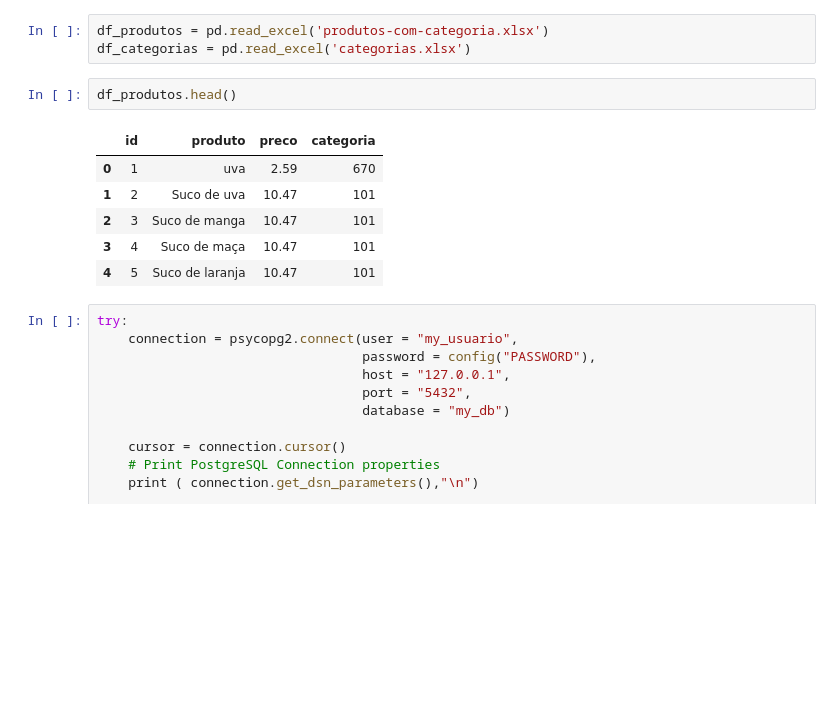
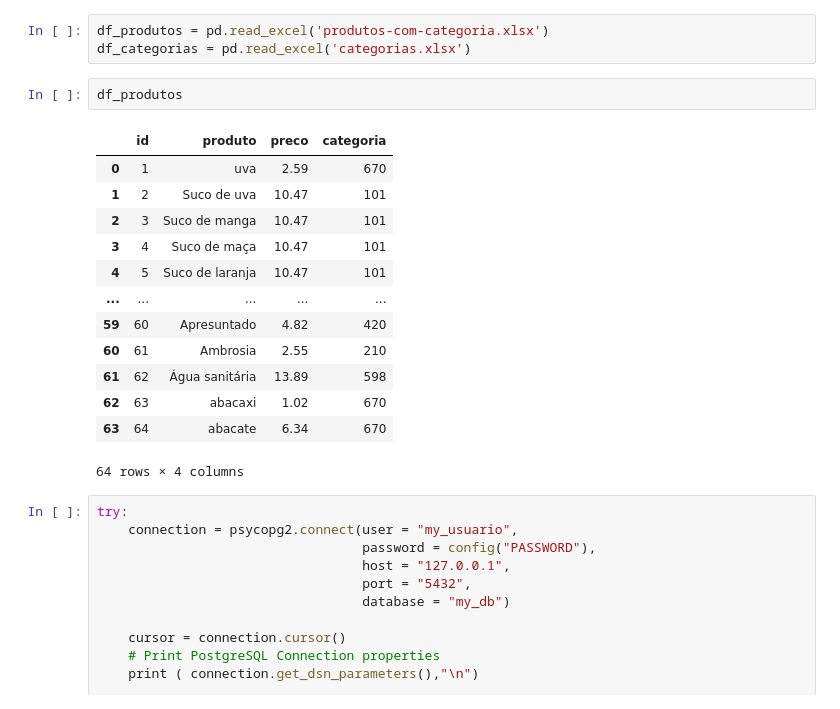
Before and after one commit to grazimelo/banco-psql, a Jupyter notebook: projeto_psql/Untitled.ipynb, the cells around one changed output. Saved outputs shown, nothing was run; the diff lists cells and outputs as text; blank space fills up the shorter version.

```diff
--- a/projeto_psql/Untitled.ipynb
+++ b/projeto_psql/Untitled.ipynb
@@ -7,14 +7,21 @@ from decouple import config
 df_produtos = pd.read_excel('produtos-com-categoria.xlsx')
 df_categorias = pd.read_excel('categorias.xlsx')
 # %%
-df_produtos.head()
+df_produtos
 # %% [output]
 |  | id | produto | preco | categoria |
 | 0 | 1 | uva | 2.59 | 670 |
 | 1 | 2 | Suco de uva | 10.47 | 101 |
 | 2 | 3 | Suco de manga | 10.47 | 101 |
 | 3 | 4 | Suco de maça | 10.47 | 101 |
 | 4 | 5 | Suco de laranja | 10.47 | 101 |
+| ... | ... | ... | ... | ... |
+| 59 | 60 | Apresuntado | 4.82 | 420 |
+| 60 | 61 | Ambrosia | 2.55 | 210 |
+| 61 | 62 | Água sanitária | 13.89 | 598 |
+| 62 | 63 | abacaxi | 1.02 | 670 |
+| 63 | 64 | abacate | 6.34 | 670 |
+64 rows × 4 columns
 # %%
 try:
     connection = psycopg2.connect(user = "my_usuario",
```
Also changed, not shown: parts of 17 cells of this notebook, 5 other files.
